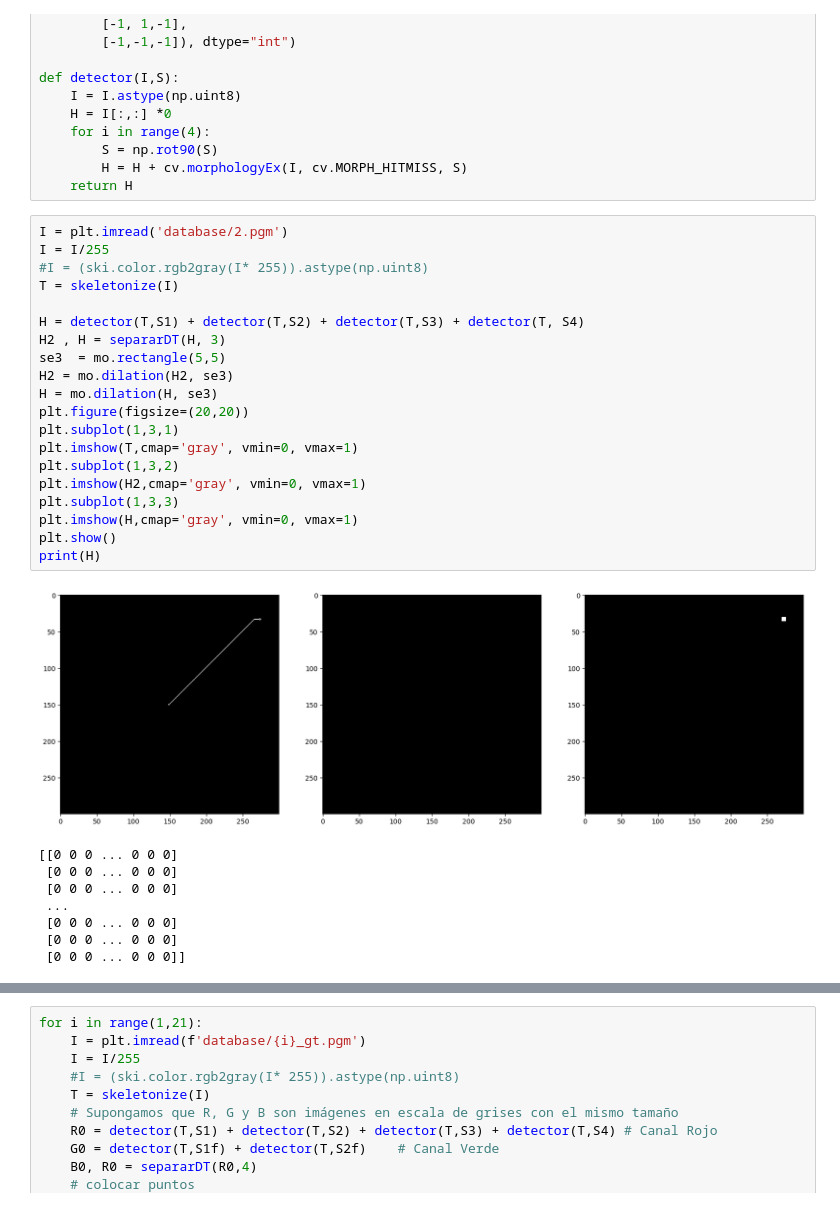
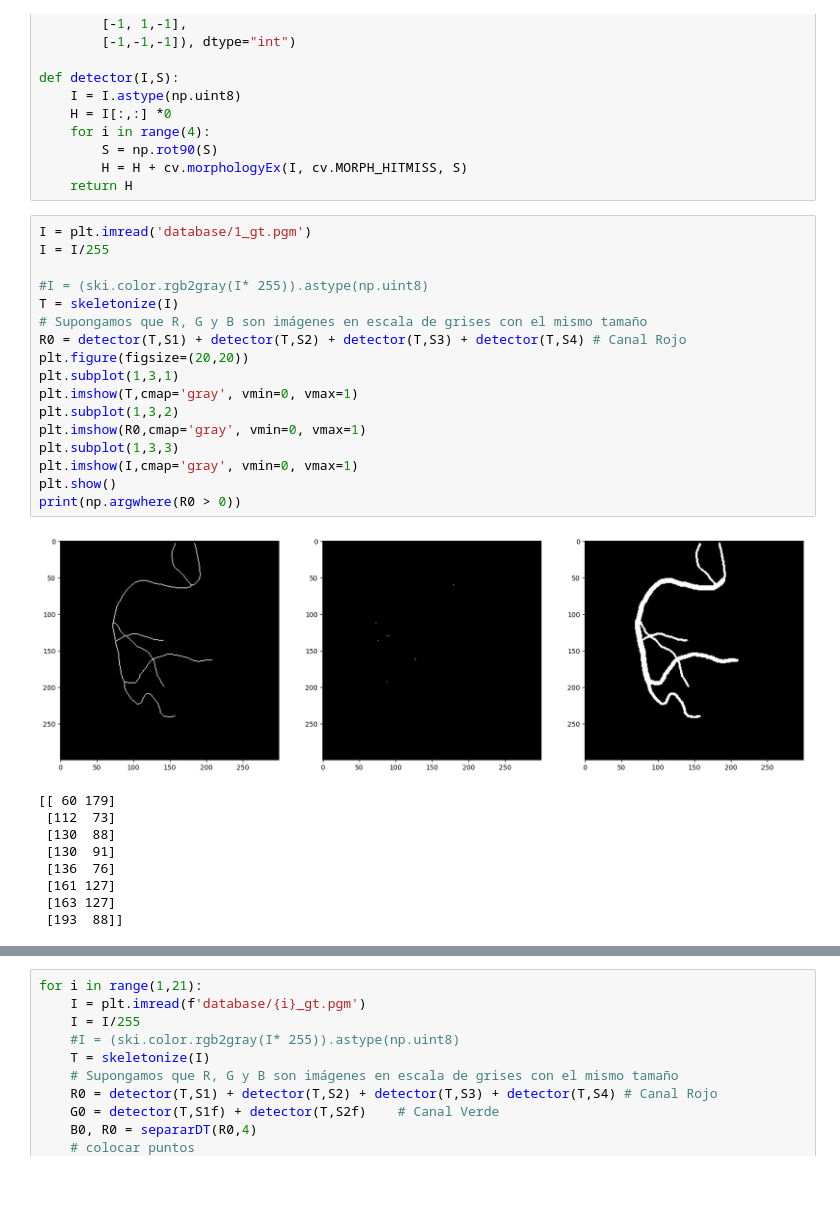
Before and after one commit to JusSolo/Proyecto_1_vision, a Jupyter notebook: Problema2.ipynb, the cells around one changed output, grey strips where cells are left out. Drawn from its saved outputs; the diff is of its cells as text; blank space fills up the shorter version.

Commit message:
se creo una funcion que devuelve las coordenadas delos vertices rojos( difurcaciones) (verdes(terminales) y azules (trifurcaciones)

```diff
--- a/Problema2.ipynb
+++ b/Problema2.ipynb
@@ -79,31 +83,29 @@ def detector(I,S):
         H = H + cv.morphologyEx(I, cv.MORPH_HITMISS, S)
     return H
 # %%
-I = plt.imread('database/2.pgm')
+I = plt.imread('database/1_gt.pgm')
 I = I/255
+
 #I = (ski.color.rgb2gray(I* 255)).astype(np.uint8)
 T = skeletonize(I)
-
-H = detector(T,S1) + detector(T,S2) + detector(T,S3) + detector(T, S4)
-H2 , H = separarDT(H, 3)
-se3  = mo.rectangle(5,5)
-H2 = mo.dilation(H2, se3)
-H = mo.dilation(H, se3)
+# Supongamos que R, G y B son imágenes en escala de grises con el mismo tamaño
+R0 = detector(T,S1) + detector(T,S2) + detector(T,S3) + detector(T,S4) # Canal Rojo
 plt.figure(figsize=(20,20))
 plt.subplot(1,3,1)
 plt.imshow(T,cmap='gray', vmin=0, vmax=1)
 plt.subplot(1,3,2)
-plt.imshow(H2,cmap='gray', vmin=0, vmax=1)
+plt.imshow(R0,cmap='gray', vmin=0, vmax=1)
 plt.subplot(1,3,3)
-plt.imshow(H,cmap='gray', vmin=0, vmax=1)
+plt.imshow(I,cmap='gray', vmin=0, vmax=1)
 plt.show()
-print(H)
+print(np.argwhere(R0 > 0))
 # %% [output]
-[figure, old version]
+[figure, new version]
-[[0 0 0 ... 0 0 0]
- [0 0 0 ... 0 0 0]
- [0 0 0 ... 0 0 0]
- ...
- [0 0 0 ... 0 0 0]
- [0 0 0 ... 0 0 0]
- [0 0 0 ... 0 0 0]]
+[[ 60 179]
+ [112  73]
+ [130  88]
+ [130  91]
+ [136  76]
+ [161 127]
+ [163 127]
+ [193  88]]
```
Also changed, not shown: parts of 3 cells of this notebook, 4 other files.
